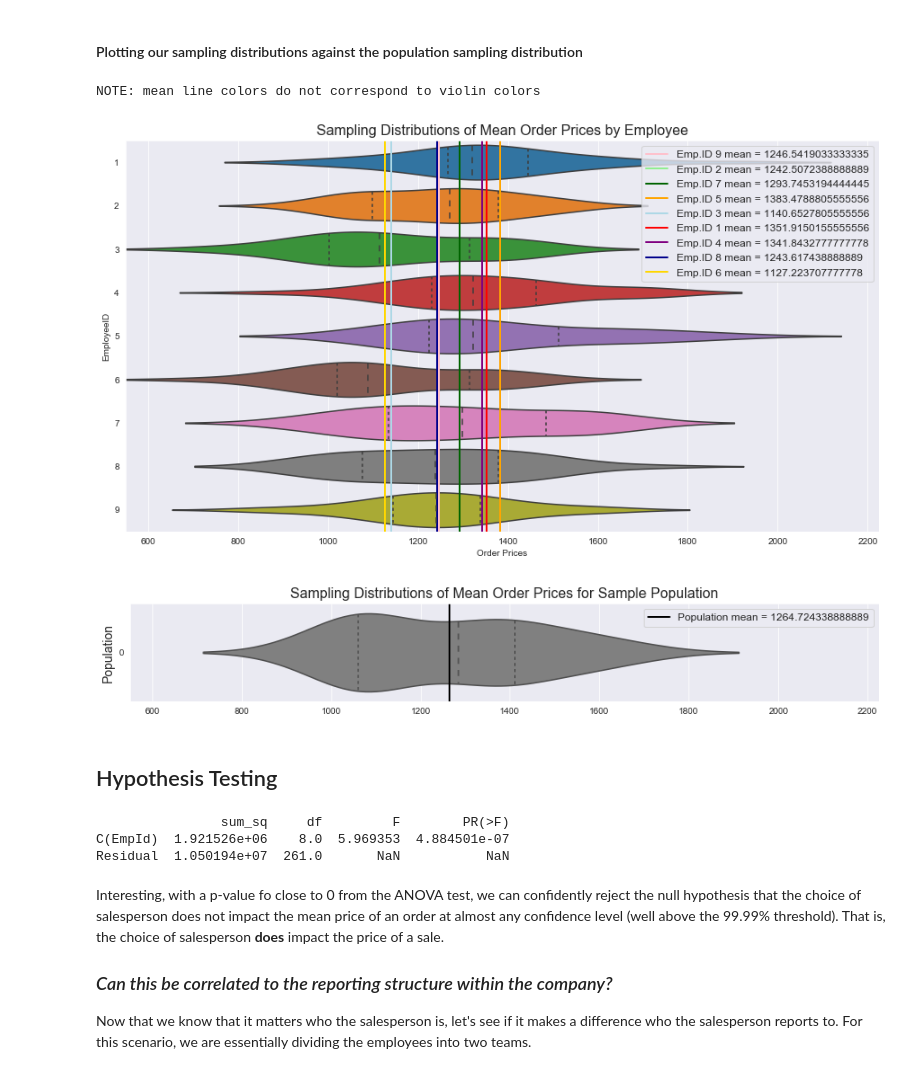
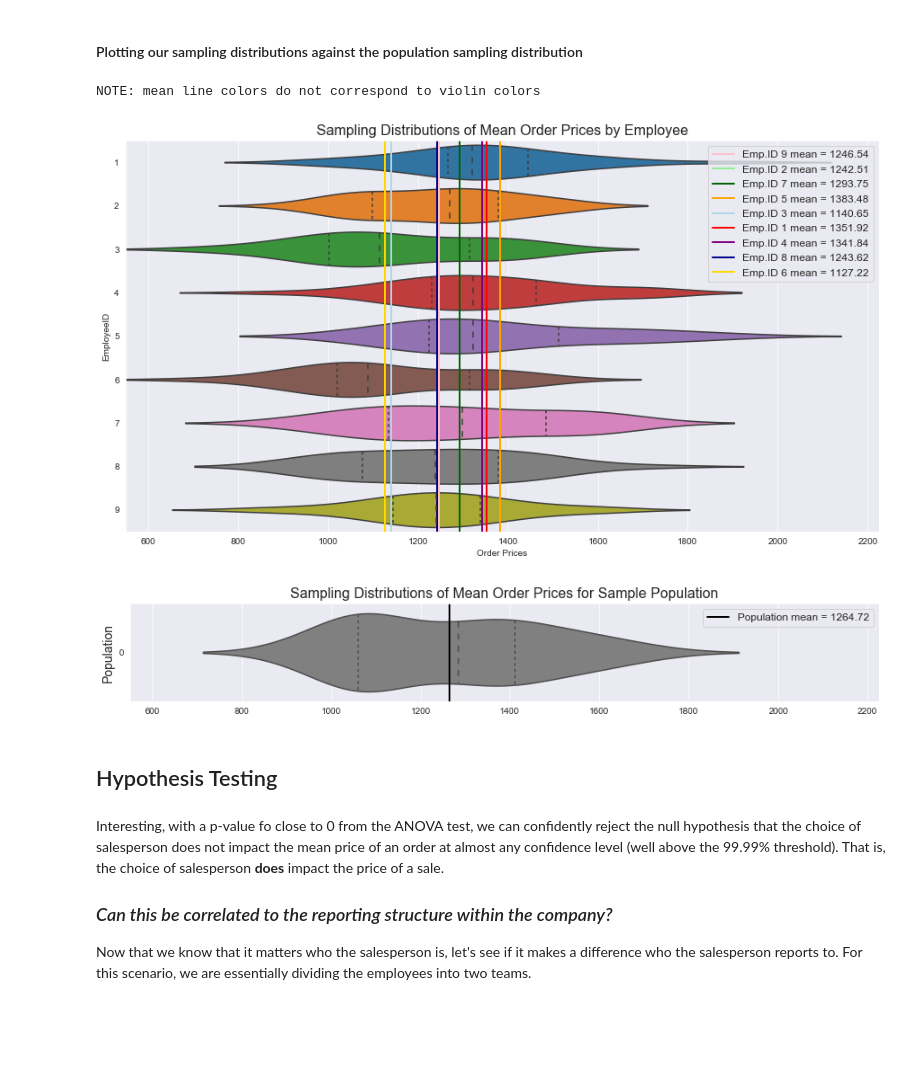
Before and after one commit to magnawhale/dsc-mod-3-project-online-ds-ft-051319, a Jupyter notebook: question_02.ipynb, the cells around one changed output. Cells and saved outputs as stored; diff of their text form; code cells hidden in the pictures; blank space fills up the shorter version.

```diff
--- a/question_02.ipynb
+++ b/question_02.ipynb
@@ -274,37 +274,38 @@ for employee in list(employee_agg_sales_df.EmployeeId.values):
     a2 = create_sample_distribution(a1, 30, 30)
     ordp.append(a2)
     prices += a2
     mu = np.mean(a2)
-    plt.axvline(mu, linewidth=2, color=colors[employee], label=f'Emp.ID {employee} mean = {mu}')
+    plt.axvline(mu, linewidth=2, color=colors[employee],
+                label=f'Emp.ID {employee} mean = {round(mu,2)}')
 
 # Plotting by employee
 distrs = pd.DataFrame()
 distrs['EmployeeID'] = emp
 distrs['Order Prices'] = prices
 plt.title('Sampling Distributions of Mean Order Prices by Employee', fontsize=16)
 sns.violinplot(x='Order Prices', y='EmployeeID', data=distrs,
                orient='h', inner='quartile', scale='width')
 plt.legend(fontsize=12);
 
 # Plotting Population
 for i in ordp:
     for e in i:
         ord_pr.append(e)
 c1 = list(employee_sales_df.OrderPrice[employee_sales_df.OrderPrice < 5000].values)
 c2 = create_sample_distribution(c1, 30, 30)
 
 plt.figure(figsize=(15,2))
 plt.xlim(550, 2225)
 plt.title('Sampling Distributions of Mean Order Prices for Sample Population', fontsize=16)
-mu = np.mean(c2)
+mu = round(np.mean(c2),2)
 plt.axvline(mu, linewidth=2, color='k', label=f'Population mean = {mu}')
 sns.violinplot(data=c2, color='grey', inner='quartile', orient='h')
 plt.ylabel('Population', fontsize=14)
 plt.legend(fontsize=12);
 # %% [output]
 NOTE: mean line colors do not correspond to violin colors
-[figure, old version]
+[figure, new version]
-[figure, old version]
+[figure, new version]
 # %% [markdown]
 ## Hypothesis Testing
 # %%
@@ -319,10 +320,6 @@ formula = 'Ord_Pr ~ C(EmpId)'
 lm = ols(formula, samp_distributions_df).fit()
 table = sm.stats.anova_lm(lm, typ=2)
 print(table)
-# %% [output]
-                sum_sq     df         F        PR(>F)
-C(EmpId)  1.921526e+06    8.0  5.969353  4.884501e-07
-Residual  1.050194e+07  261.0       NaN           NaN
 # %% [markdown]
 Interesting, with a p-value fo close to 0 from the ANOVA test, we can confidently reject the null hypothesis that the choice of salesperson does not impact the mean price of an order at almost any confidence level (well above the 99.99% threshold). That is, the choice of salesperson **does** impact the price of a sale.
 
```
Also changed, not shown: parts of 7 cells of this notebook, 3 other files.
